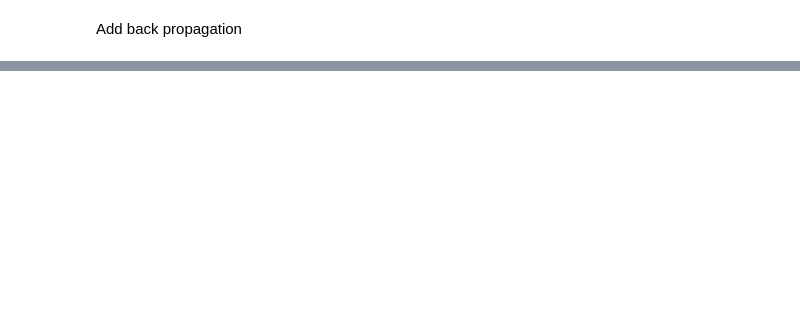
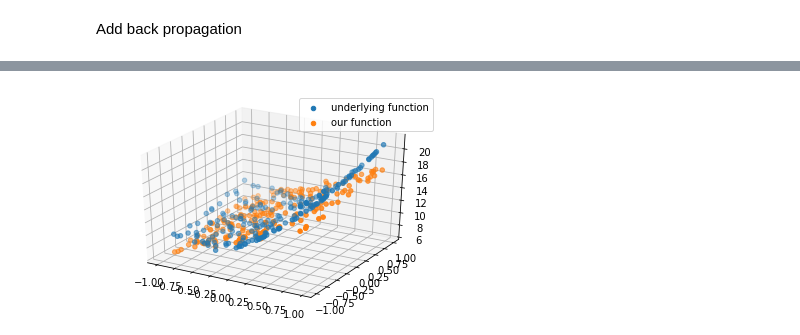
Before and after one commit to hyeon9698/Donghyeon_Cho, a Jupyter notebook: MLOps/week_1/deep_learning_fundamentals_part1_실습.ipynb, the cells around one changed output, grey strips where cells are left out. Drawn from its saved outputs; the diff is of its cells as text; code cells hidden in the pictures; blank space fills up the shorter version.

```diff
--- a/MLOps/week_1/deep_learning_fundamentals_part1_실습.ipynb
+++ b/MLOps/week_1/deep_learning_fundamentals_part1_실습.ipynb
@@ -272,0 +329,6 @@ Epoch 55, loss 0.001868420017307548
+# %%
+loss = MSE()
+linear = Linear(d)
+fit(x, y_true, model=linear, loss=loss, lr=0.1, num_epochs=40)
+plot_3d(x, y_true, linear(x))
+# %% [output]
@@ -272,0 +352 @@ Epoch 55, loss 0.001868420017307548
+[figure, added]
```
Also changed, not shown: parts of 18 cells of this notebook.
